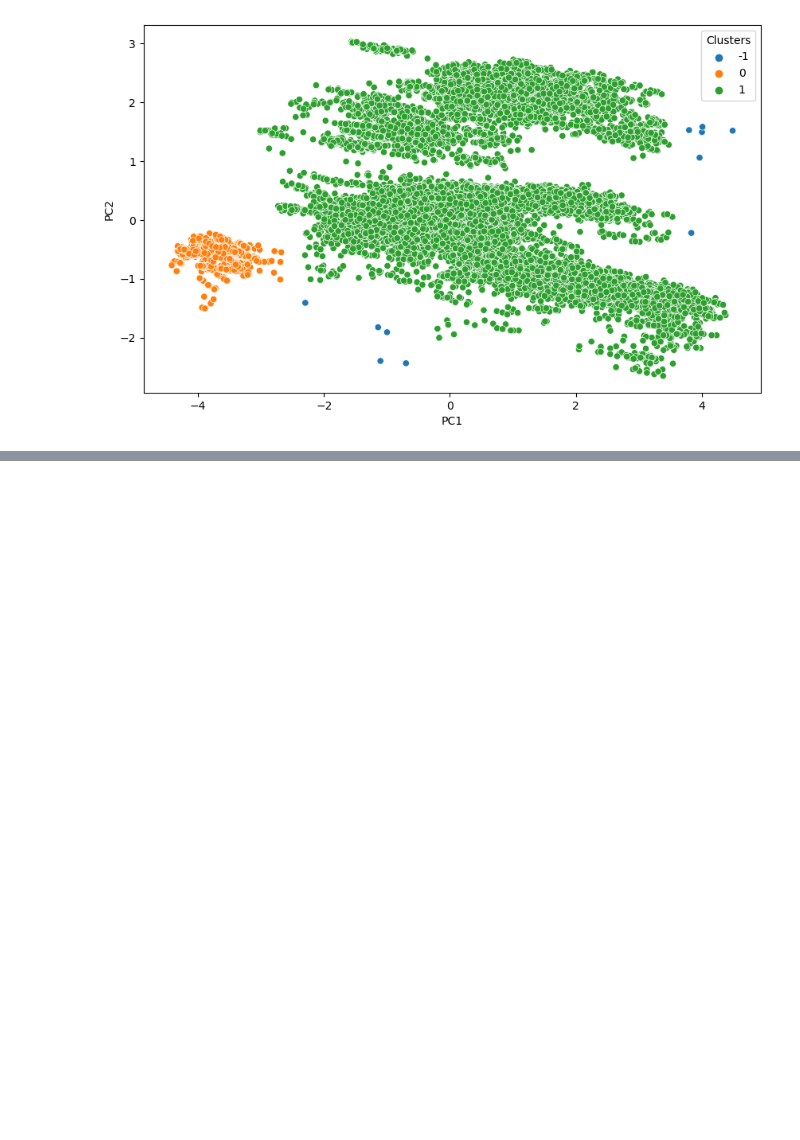
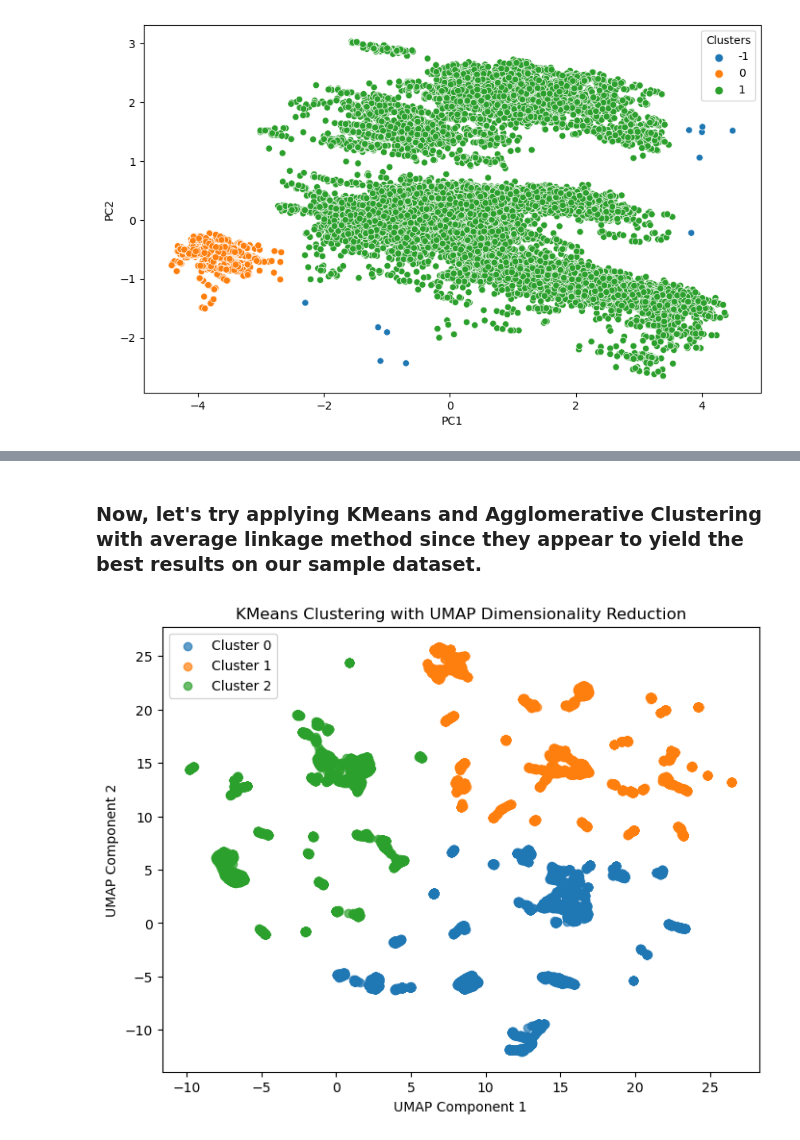
Before and after one commit to sienkozuzanna/ml-activity-detection, a Jupyter notebook: features engineering/feature_engineering_pipelines.ipynb, the cells around one changed output, grey strips where cells are left out. Cells and saved outputs as stored; diff of their text form; code cells hidden in the pictures; blank space fills up the shorter version.

Commit message:
dimensionality reduction tetsing and models

```diff
--- a/features engineering/feature_engineering_pipelines.ipynb
+++ b/features engineering/feature_engineering_pipelines.ipynb
@@ -855,0 +870,3 @@ plt.show()
+# %%
+sample_size = 10000
+X_sampled = X_train_transformed.sample(n=sample_size, random_state=42)
@@ -855,0 +909,6 @@ plt.show()
+# %%
+umap_reducer = umap.UMAP(n_components=2, random_state=42)
+X_umap_reduced = umap_reducer.fit_transform(X_sampled)
+results_umap = test_clustering_algorithms(X_umap_reduced)
+print("UMAP Results:")
+print(results_umap)
@@ -855,0 +1038,18 @@ plt.show()
+# %% [markdown]
+### Now, let's try applying KMeans and Agglomerative Clustering with average linkage method since they appear to yield the best results on our sample dataset.
+# %%
+kmeans_umap_sample = KMeans(n_clusters=3, random_state=42)
+clusters_umap_sample = kmeans_umap_sample.fit_predict(X_umap_reduced)
+# %%
+plt.figure(figsize=(8, 6))
+for cluster in range(3):
+    plt.scatter(X_umap_reduced[clusters_umap_sample == cluster, 0],
+                X_umap_reduced[clusters_umap_sample == cluster, 1],
+                label=f'Cluster {cluster}', alpha=0.7)
+plt.legend()
+plt.title('KMeans Clustering with UMAP Dimensionality Reduction')
+plt.xlabel('UMAP Component 1')
+plt.ylabel('UMAP Component 2')
+plt.show()
+# %% [output]
+[figure, added]
```
Also changed, not shown: parts of 43 cells of this notebook, 1 other file.
